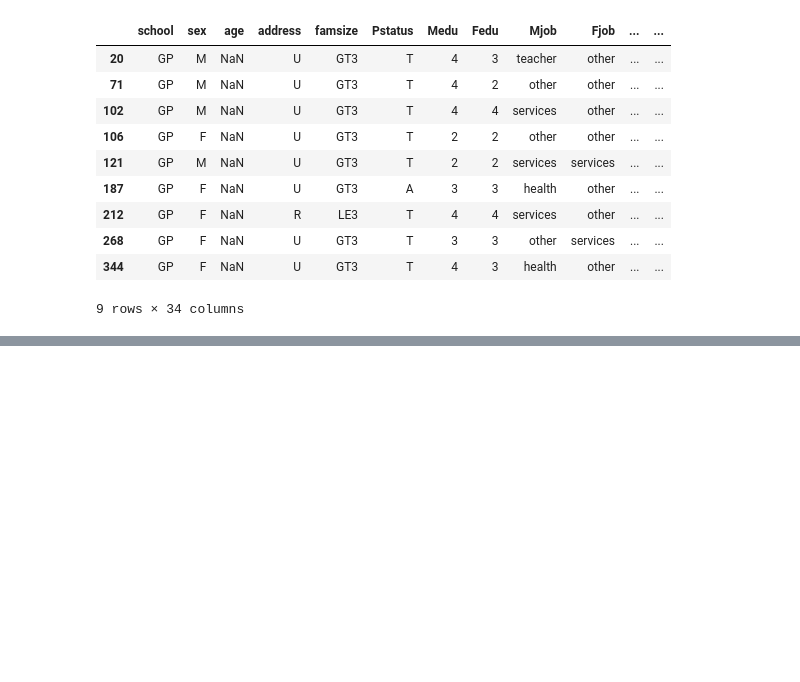
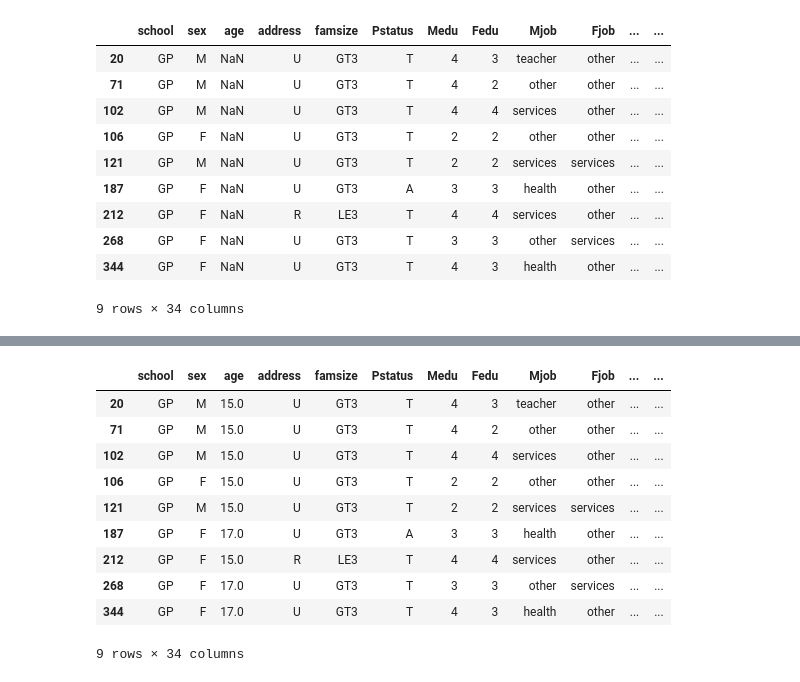
Before and after one commit to Anna-MariaSjolund/Data-Handling-Anna-MariaSjolund, a Jupyter notebook: Exercises/week1_01.ipynb, the cells around one changed output, grey strips where cells are left out. Cells and saved outputs as stored; diff of their text form; code cells hidden in the pictures; blank space fills up the shorter version.

```diff
--- a/Exercises/week1_01.ipynb
+++ b/Exercises/week1_01.ipynb
@@ -191,0 +215,16 @@ test2
+# %%
+#Checks if age is filled in correctly
+previous_missing_age = students_miss_del.iloc[[20, 71, 102, 106, 121, 187, 212, 268, 344]]
+previous_missing_age
+# %% [output]
+|  | school | sex | age | address | famsize | Pstatus | Medu | Fedu | Mjob | Fjob | ... | ... |
+| 20 | GP | M | 15.0 | U | GT3 | T | 4 | 3 | teacher | other | ... | ... |
+| 71 | GP | M | 15.0 | U | GT3 | T | 4 | 2 | other | other | ... | ... |
+| 102 | GP | M | 15.0 | U | GT3 | T | 4 | 4 | services | other | ... | ... |
+| 106 | GP | F | 15.0 | U | GT3 | T | 2 | 2 | other | other | ... | ... |
+| 121 | GP | M | 15.0 | U | GT3 | T | 2 | 2 | services | services | ... | ... |
+| 187 | GP | F | 17.0 | U | GT3 | A | 3 | 3 | health | other | ... | ... |
+| 212 | GP | F | 15.0 | R | LE3 | T | 4 | 4 | services | other | ... | ... |
+| 268 | GP | F | 17.0 | U | GT3 | T | 3 | 3 | other | services | ... | ... |
+| 344 | GP | F | 17.0 | U | GT3 | T | 4 | 3 | health | other | ... | ... |
+9 rows × 34 columns
```
Also changed, not shown: parts of 28 cells of this notebook.
